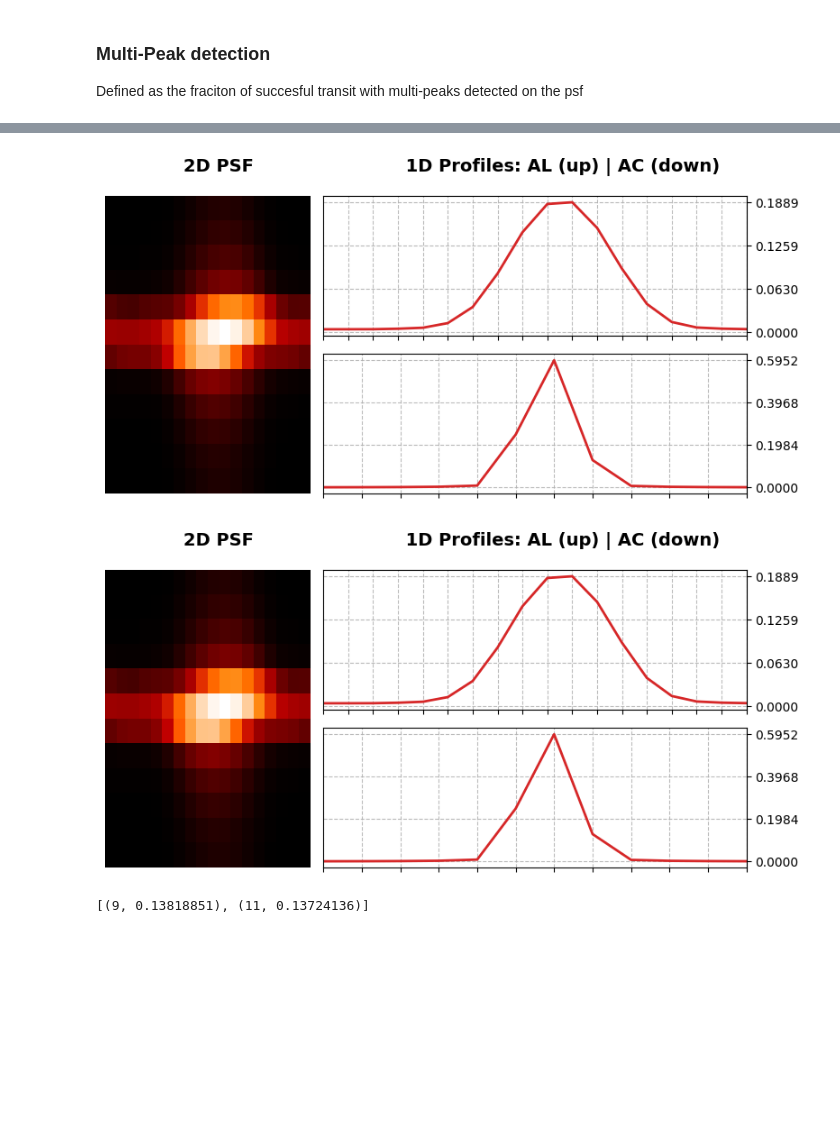
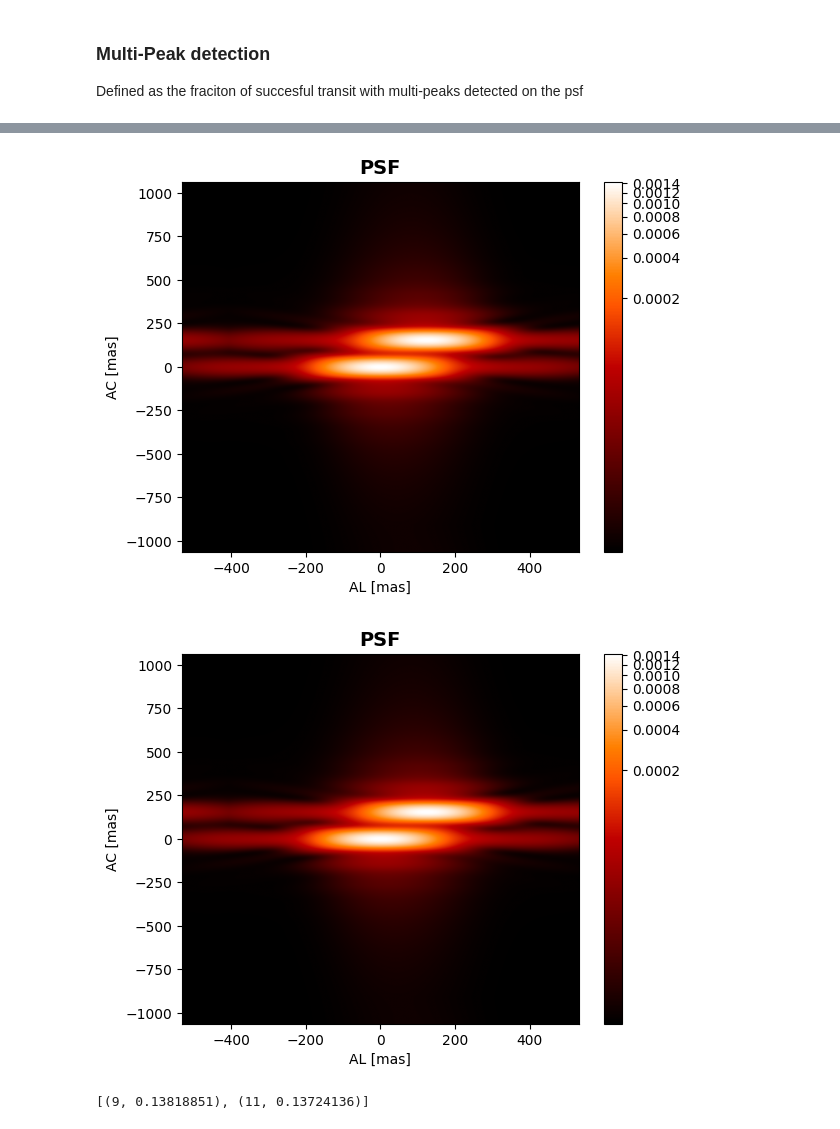
Before and after one commit to pietroferraiuolo/BINCAT, a Jupyter notebook: 03-psf-analysis.ipynb, the cells around one changed output, grey strips where cells are left out. Drawn from its saved outputs; the diff is of its cells as text; code cells hidden in the pictures; blank space fills up the shorter version.

```diff
--- a/03-psf-analysis.ipynb
+++ b/03-psf-analysis.ipynb
@@ -64,9 +84,9 @@ interactive(children=(IntSlider(value=0, description='Data Index:', max=1231), O
 <function __main__.interactive_plot(index)>
 # %%
-ut.display_psf(cube[171].psf_2d, mode='all', save='psf_171_hr')
+ut.display_psf(cube[171].psf_hr, mode='2d', save='psf_171_hr')
 # %% [output]
-[figure, old version]
+[figure, new version]
-[figure, old version]
+[figure, new version]
 # %%
 imp = p.ipd_frac_multipeak(cube, show=False)
 # %%
```
Also changed, not shown: parts of 7 cells of this notebook, 7 other files.
